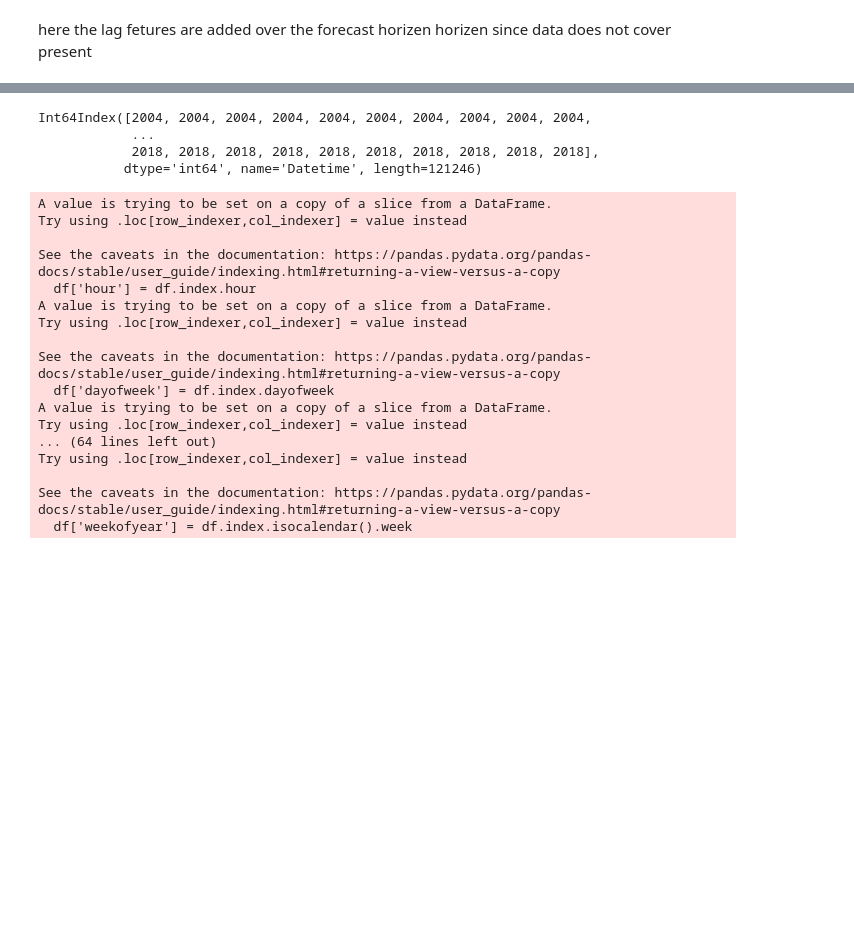
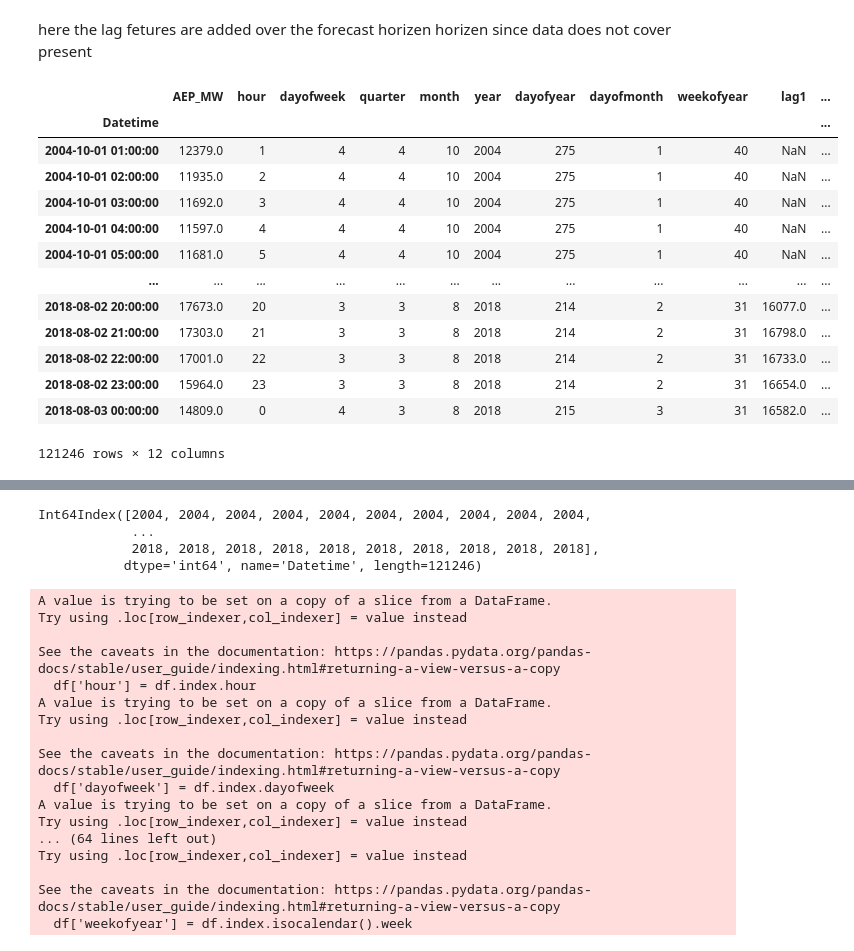
Before and after one commit to imeshGu/SmartLectureRoom, a Jupyter notebook: TimeSeries/ProcessingModel.ipynb, the cells around one changed output, grey strips where cells are left out. Cells and saved outputs as stored; diff of their text form; code cells hidden in the pictures; blank space fills up the shorter version.

```diff
--- a/TimeSeries/ProcessingModel.ipynb
+++ b/TimeSeries/ProcessingModel.ipynb
@@ -392,6 +400,23 @@ def add_lags(df):
 here the lag fetures are added over the forecast horizen horizen since data does not cover present
 # %%
 df = add_lags(df)
+# %%
+df
+# %% [output]
+|  | AEP_MW | hour | dayofweek | quarter | month | year | dayofyear | dayofmonth | weekofyear | lag1 | ... |
+| Datetime |  |  |  |  |  |  |  |  |  |  | ... |
+| 2004-10-01 01:00:00 | 12379.0 | 1 | 4 | 4 | 10 | 2004 | 275 | 1 | 40 | NaN | ... |
+| 2004-10-01 02:00:00 | 11935.0 | 2 | 4 | 4 | 10 | 2004 | 275 | 1 | 40 | NaN | ... |
+| 2004-10-01 03:00:00 | 11692.0 | 3 | 4 | 4 | 10 | 2004 | 275 | 1 | 40 | NaN | ... |
+| 2004-10-01 04:00:00 | 11597.0 | 4 | 4 | 4 | 10 | 2004 | 275 | 1 | 40 | NaN | ... |
+| 2004-10-01 05:00:00 | 11681.0 | 5 | 4 | 4 | 10 | 2004 | 275 | 1 | 40 | NaN | ... |
+| ... | ... | ... | ... | ... | ... | ... | ... | ... | ... | ... | ... |
+| 2018-08-02 20:00:00 | 17673.0 | 20 | 3 | 3 | 8 | 2018 | 214 | 2 | 31 | 16077.0 | ... |
+| 2018-08-02 21:00:00 | 17303.0 | 21 | 3 | 3 | 8 | 2018 | 214 | 2 | 31 | 16798.0 | ... |
+| 2018-08-02 22:00:00 | 17001.0 | 22 | 3 | 3 | 8 | 2018 | 214 | 2 | 31 | 16733.0 | ... |
+| 2018-08-02 23:00:00 | 15964.0 | 23 | 3 | 3 | 8 | 2018 | 214 | 2 | 31 | 16654.0 | ... |
+| 2018-08-03 00:00:00 | 14809.0 | 0 | 4 | 3 | 8 | 2018 | 215 | 3 | 31 | 16582.0 | ... |
+121246 rows × 12 columns
 # %%
 df.query('lag1>0')
 # %% [output]
```
Also changed, not shown: parts of 25 cells of this notebook, 4 other files.
